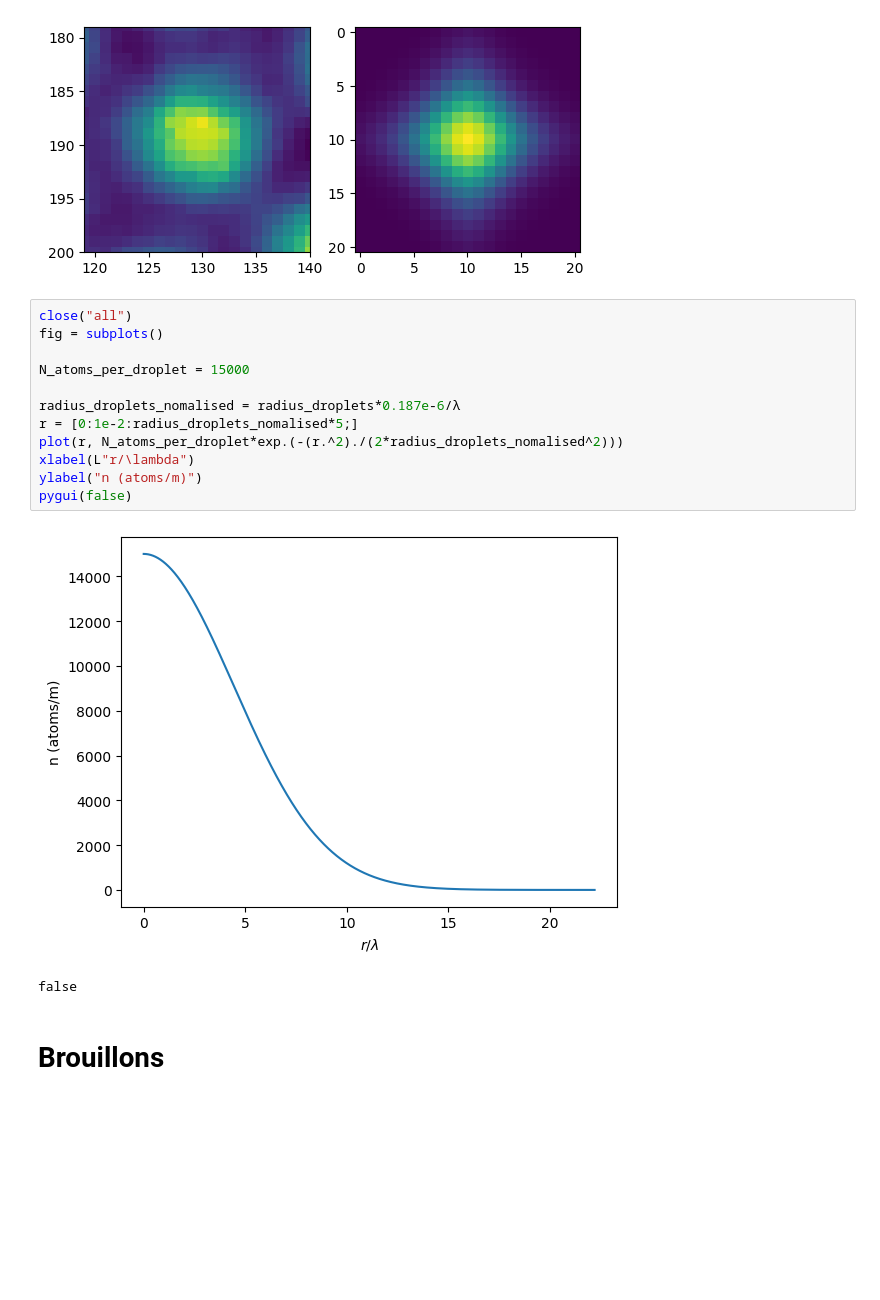
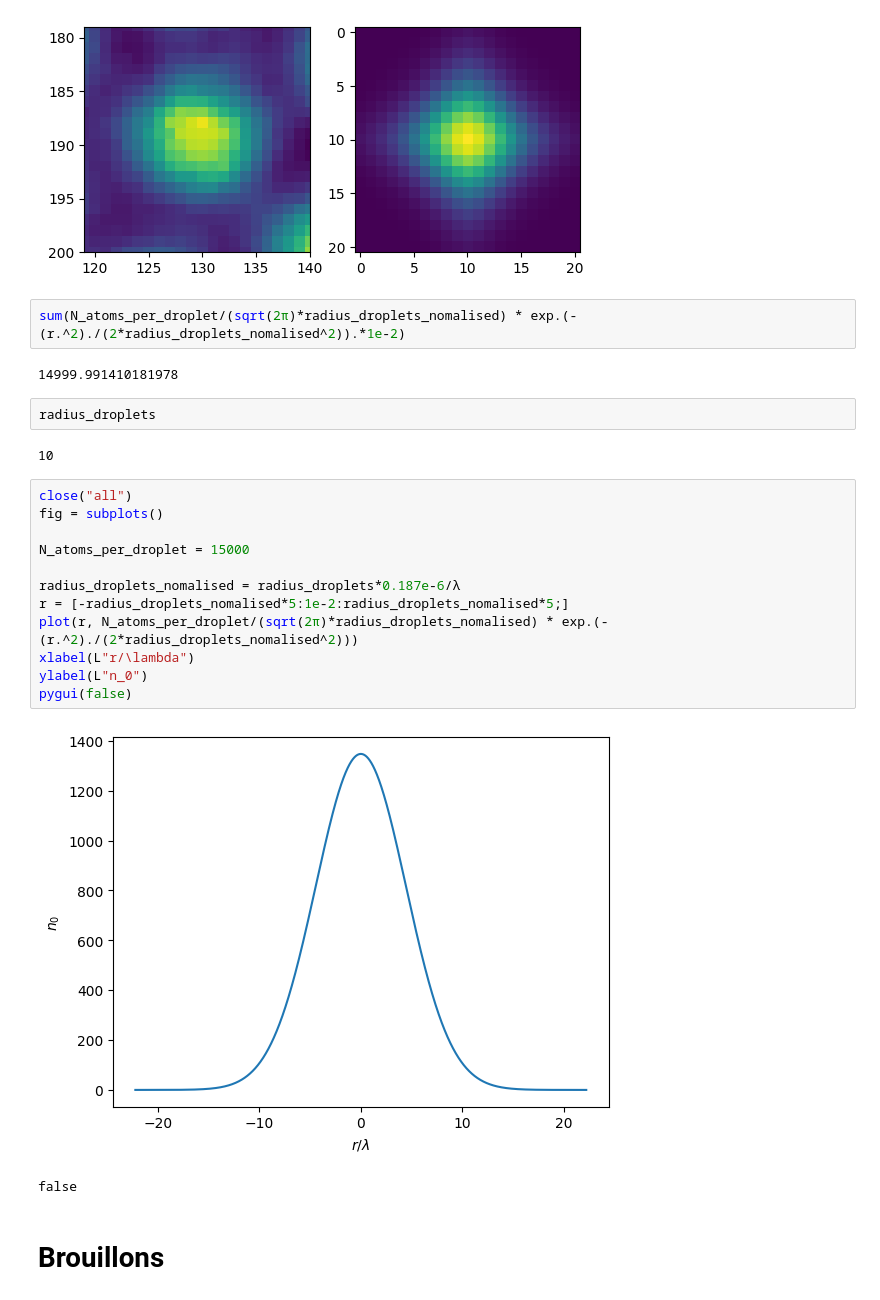
Before and after one commit to DolbeaultRemy/SR_droplets, a Jupyter notebook: Image_analysis/Sum_neg_low_high_intensity_ODs_mask.ipynb, the cells around one changed output. Cells and saved outputs as stored; diff of their text form; blank space fills up the shorter version.

```diff
--- a/Image_analysis/Sum_neg_low_high_intensity_ODs_mask.ipynb
+++ b/Image_analysis/Sum_neg_low_high_intensity_ODs_mask.ipynb
@@ -341,20 +385,28 @@ axs[2].imshow(z)
 pygui(false);
 # %% [output]
 [figure]
+# %%
+sum(N_atoms_per_droplet/(sqrt(2π)*radius_droplets_nomalised) * exp.(-(r.^2)./(2*radius_droplets_nomalised^2)).*1e-2)
+# %% [output]
+14999.991410181978
+# %%
+radius_droplets
+# %% [output]
+10
 # %%
 close("all")
 fig = subplots()
 
 N_atoms_per_droplet = 15000
 
 radius_droplets_nomalised = radius_droplets*0.187e-6/λ
-r = [0:1e-2:radius_droplets_nomalised*5;]
-plot(r, N_atoms_per_droplet*exp.(-(r.^2)./(2*radius_droplets_nomalised^2)))
+r = [-radius_droplets_nomalised*5:1e-2:radius_droplets_nomalised*5;]
+plot(r, N_atoms_per_droplet/(sqrt(2π)*radius_droplets_nomalised) * exp.(-(r.^2)./(2*radius_droplets_nomalised^2)))
 xlabel(L"r/\lambda")
-ylabel("n (atoms/m)")
+ylabel(L"n_0")
 pygui(false)
 # %% [output]
-[figure, old version]
+[figure, new version]
 false
 # %% [markdown]
 # Brouillons
```
Also changed, not shown: parts of 6 cells of this notebook, 16 other files.
